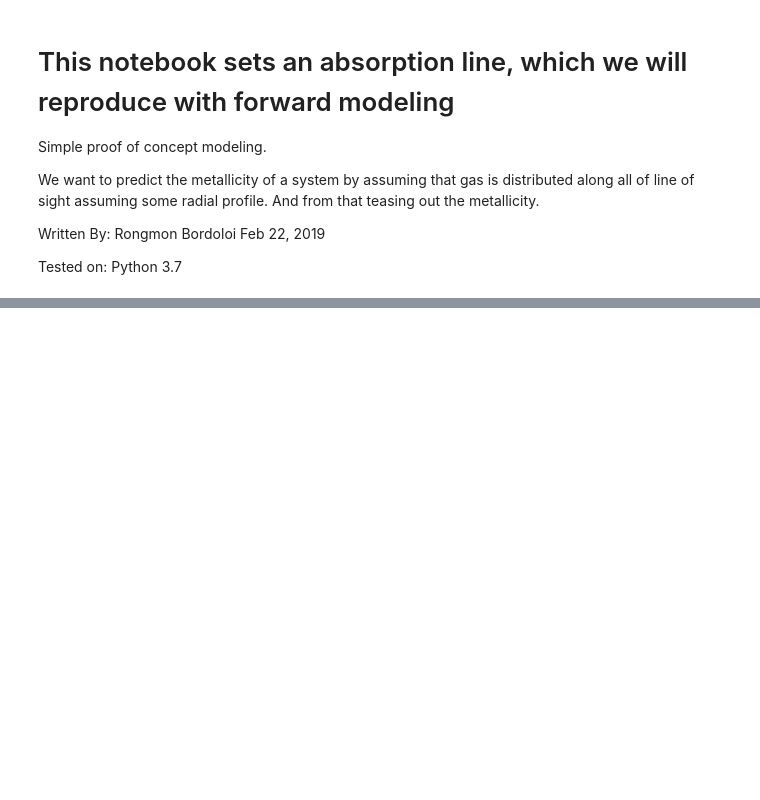
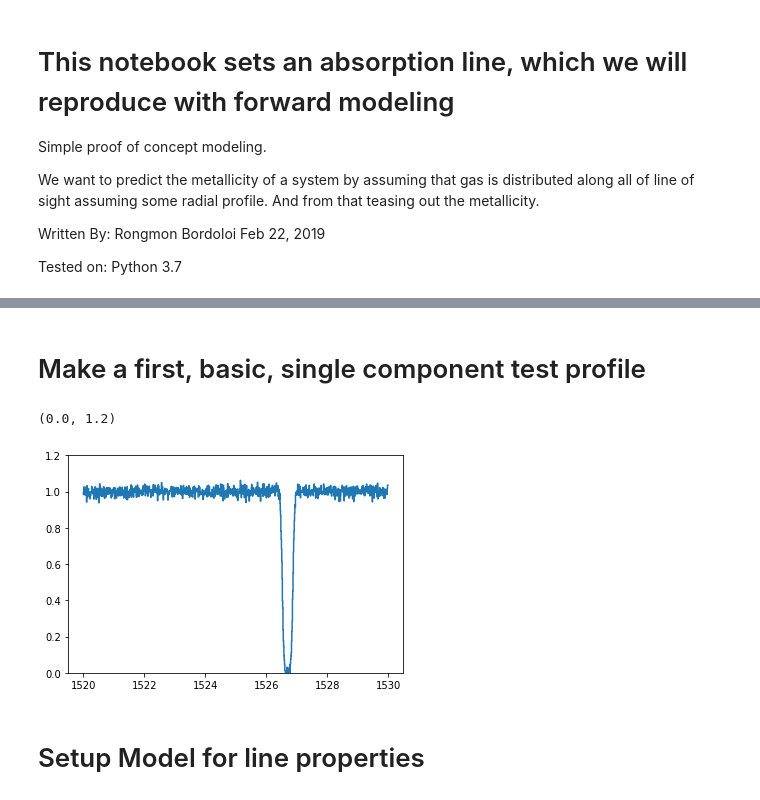
Before and after one commit to rongmon/rbvfit, a Jupyter notebook: src/rbvfit/Set_up_MCMC_problem.ipynb, the cells around one changed output, grey strips where cells are left out. Drawn from its saved outputs; the diff is of its cells as text; code cells hidden in the pictures; blank space fills up the shorter version.

Commit message:
Updates to main notebook to fit the multi-component line.
Also, significantly rearranged things to focus on fitting 'single cloud components', which can then be added together in sequence.

```diff
--- a/src/rbvfit/Set_up_MCMC_problem.ipynb
+++ b/src/rbvfit/Set_up_MCMC_problem.ipynb
@@ -379,0 +25,29 @@ plt.plot(wave,best_fit,color='r',linewidth=1)
+# %% [markdown]
+# Make a first, basic, single component test profile
+# %%
+wave=np.arange(1520.,1530.,0.01)
+n_clouds = 1
+logN=np.array([15.])
+b=np.array([20.])
+v=np.array([0.])
+
+zabs     = np.zeros((n_clouds))
+lambda_rest = 1526.9 * np.ones((n_clouds))
+
+s=m.create_voigt(zabs,lambda_rest)
+theta=np.concatenate((logN,b,v))
+outflux= s.model_flux(theta,wave)
+
+orig_values = np.array([ logN, b, v ])
+
+# Add error
+fnorm= outflux + np.random.normal(0., .02, len(wave))
+enorm= 0.02 * np.ones((len(wave),))
+
+plt.step(wave,fnorm)
+plt.ylim([0.,1.2])
+# %% [output]
+(0.0, 1.2)
+[figure, added]
+# %% [markdown]
+# Setup Model for line properties
```
Also changed, not shown: parts of 50 cells of this notebook.
